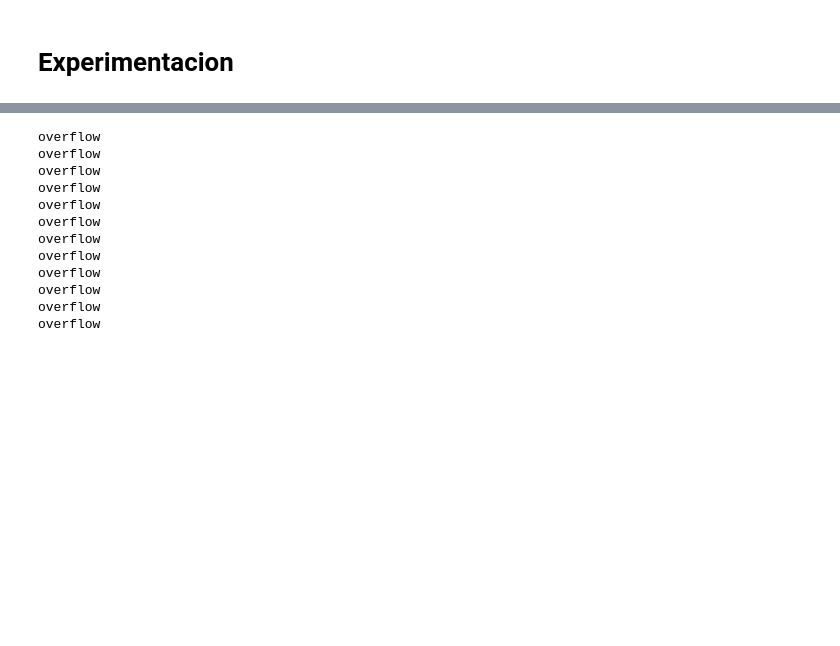
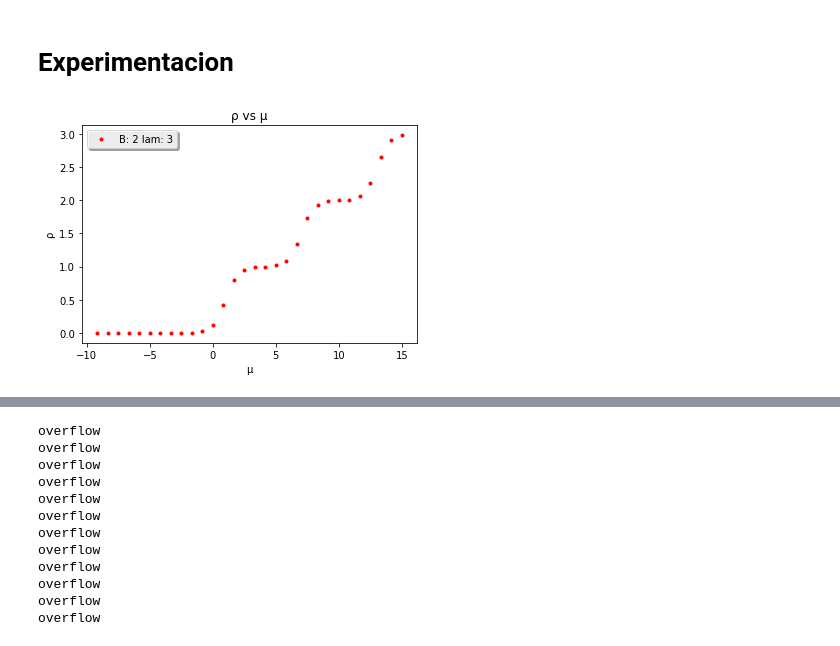
Before and after one commit to Gonen09/infinite-range-hopping-Python, a Jupyter notebook: problema 1.ipynb, the cells around one changed output, grey strips where cells are left out. Cells and saved outputs as stored; diff of their text form; code cells hidden in the pictures; blank space fills up the shorter version.

Commit message:
tamaño grafico

```diff
--- a/problema 1.ipynb
+++ b/problema 1.ipynb
@@ -182,15 +182,17 @@ funcionExperimental1.lam = 3
 # %%
 B = 2  # Temperatura inversa
 U = 0.5
 lam = 3
 N = 10
 K = 0.3  # Entero positivo
 
 x1, y1 = funcionExperimental1.funcionRo()#arreglos_B_XY(2, U, lam, N)
 grafico = Grafica()
 grafico.funcionX(x1)
 grafico.agregarFuncionY(funcionExperimental1, 'r', '.', 2)
-#grafico.mostrarGrafico()
+grafico.mostrarGrafico()
+# %% [output]
+[figure, added]
 # %%
 #cambiando la experimentacion con un B = 4
 funcionExperimental1 = FuncionRo()
```
Also changed, not shown: parts of 1 cell of this notebook.
